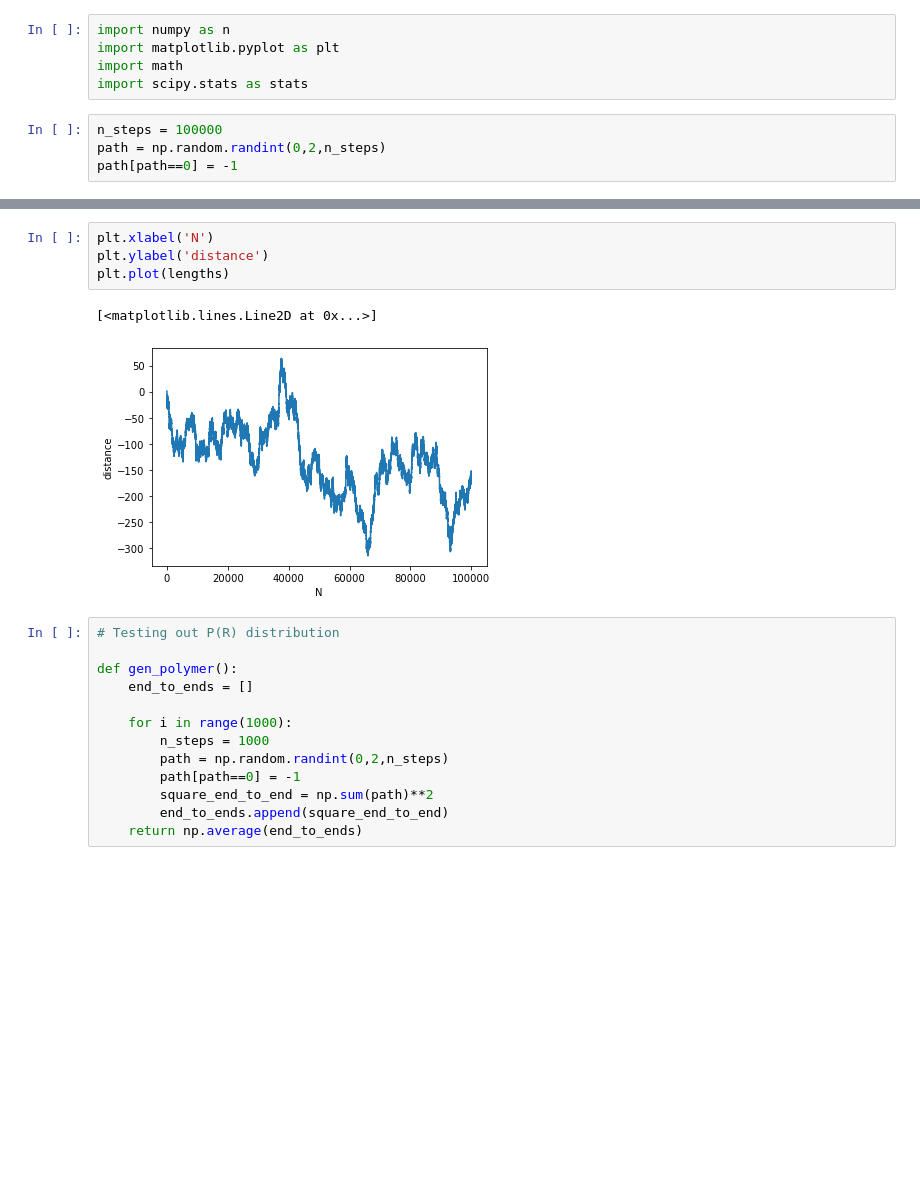
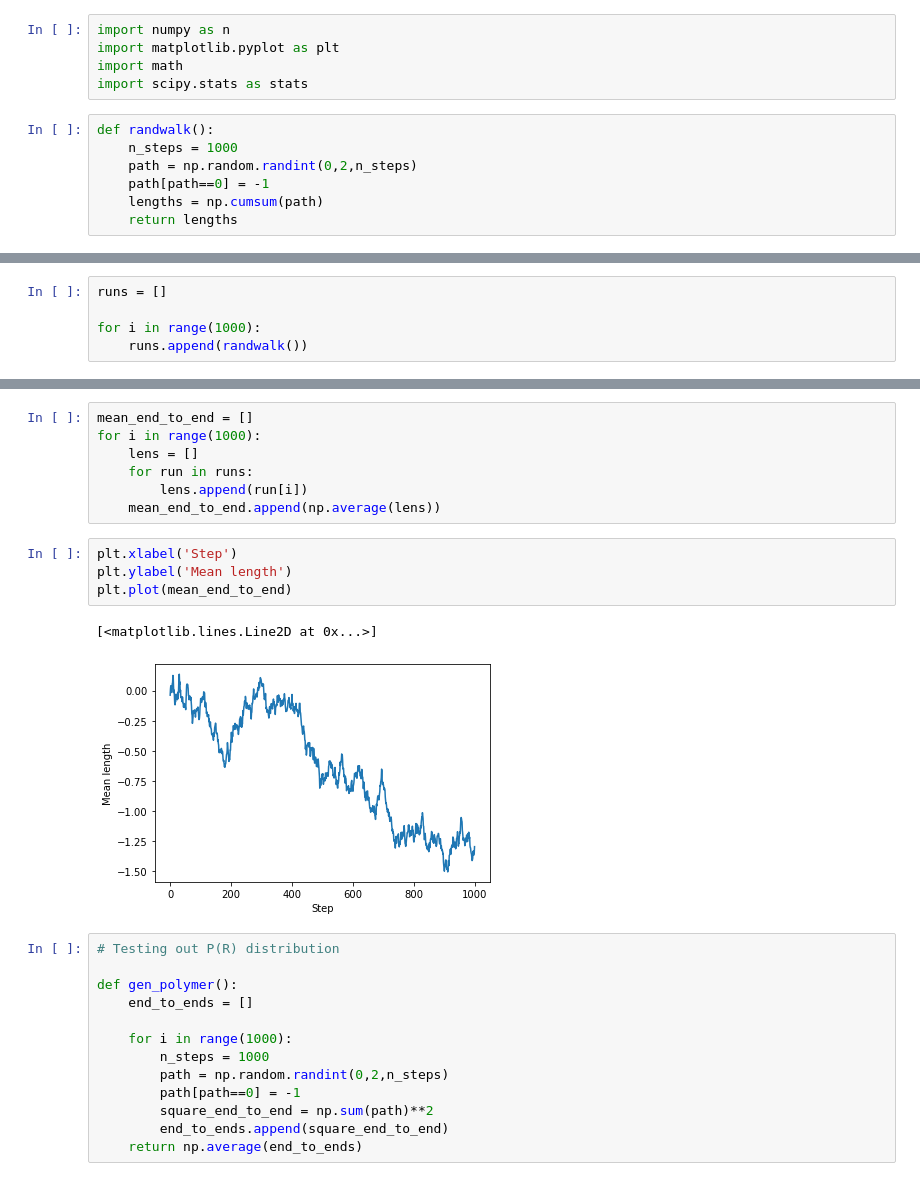
Before and after one commit to etweisberg/monte-carlo, a Jupyter notebook: ethan/elastomer.ipynb, the cells around one changed output, grey strips where cells are left out. Saved outputs shown, nothing was run; the diff lists cells and outputs as text; blank space fills up the shorter version.

Commit message:
working on elastomer random walk

```diff
--- a/ethan/elastomer.ipynb
+++ b/ethan/elastomer.ipynb
@@ -4,6 +4,9 @@ import matplotlib.pyplot as plt
 import math
 import scipy.stats as stats
 # %%
-n_steps = 100000
-path = np.random.randint(0,2,n_steps)
-path[path==0] = -1
+def randwalk():
+    n_steps = 1000
+    path = np.random.randint(0,2,n_steps)
+    path[path==0] = -1
+    lengths = np.cumsum(path)
+    return lengths
@@ -11,0 +13,5 @@ lengths = np.cumsum(path)
+# %%
+runs = []
+
+for i in range(1000):
+    runs.append(randwalk())
@@ -12,10 +25,17 @@ lengths = np.cumsum(path)
+# %%
+mean_end_to_end = []
+for i in range(1000):
+    lens = []
+    for run in runs:
+        lens.append(run[i])
+    mean_end_to_end.append(np.average(lens))
 # %%
-plt.xlabel('N')
-plt.ylabel('distance')
-plt.plot(lengths)
+plt.xlabel('Step')
+plt.ylabel('Mean length')
+plt.plot(mean_end_to_end)
 # %% [output]
 [<matplotlib.lines.Line2D at 0x...>]
-[figure, old version]
+[figure, new version]
 # %%
 # Testing out P(R) distribution
 
```
Also changed, not shown: parts of 3 cells of this notebook.
